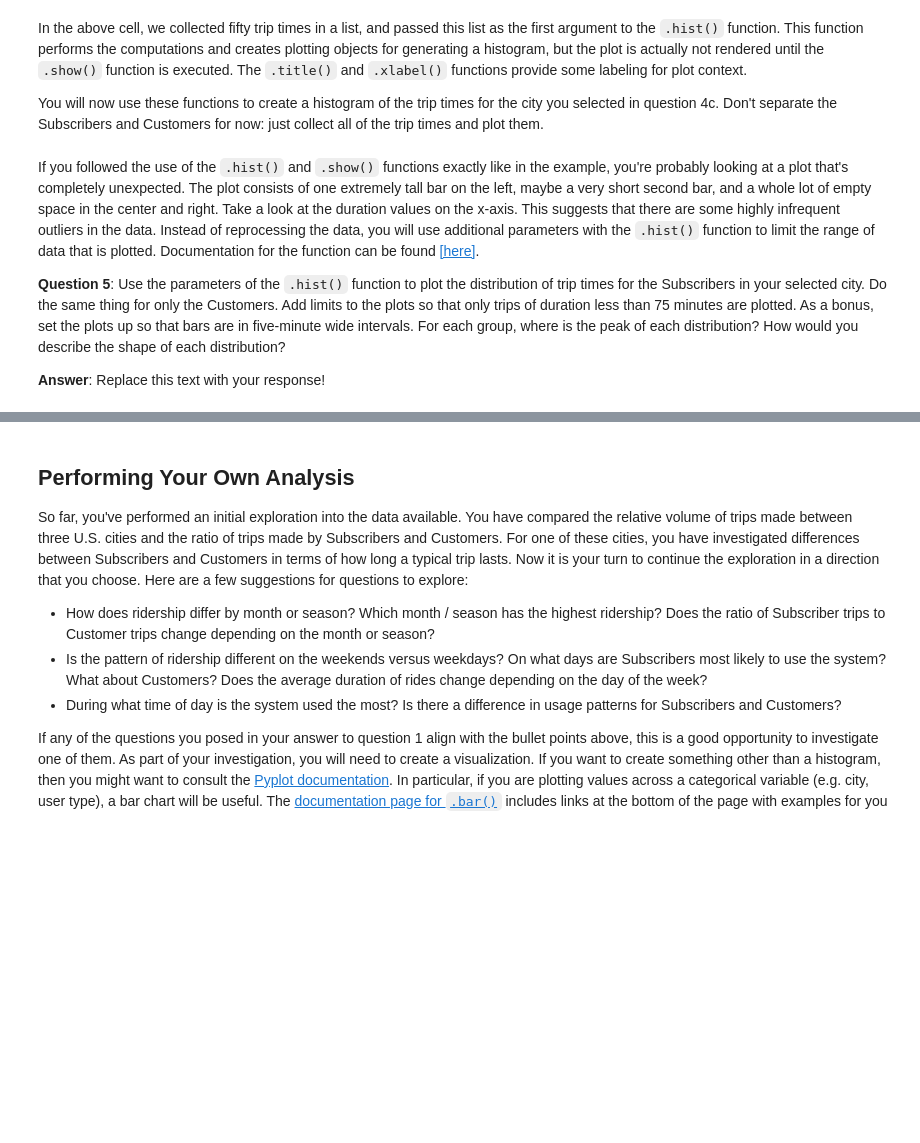
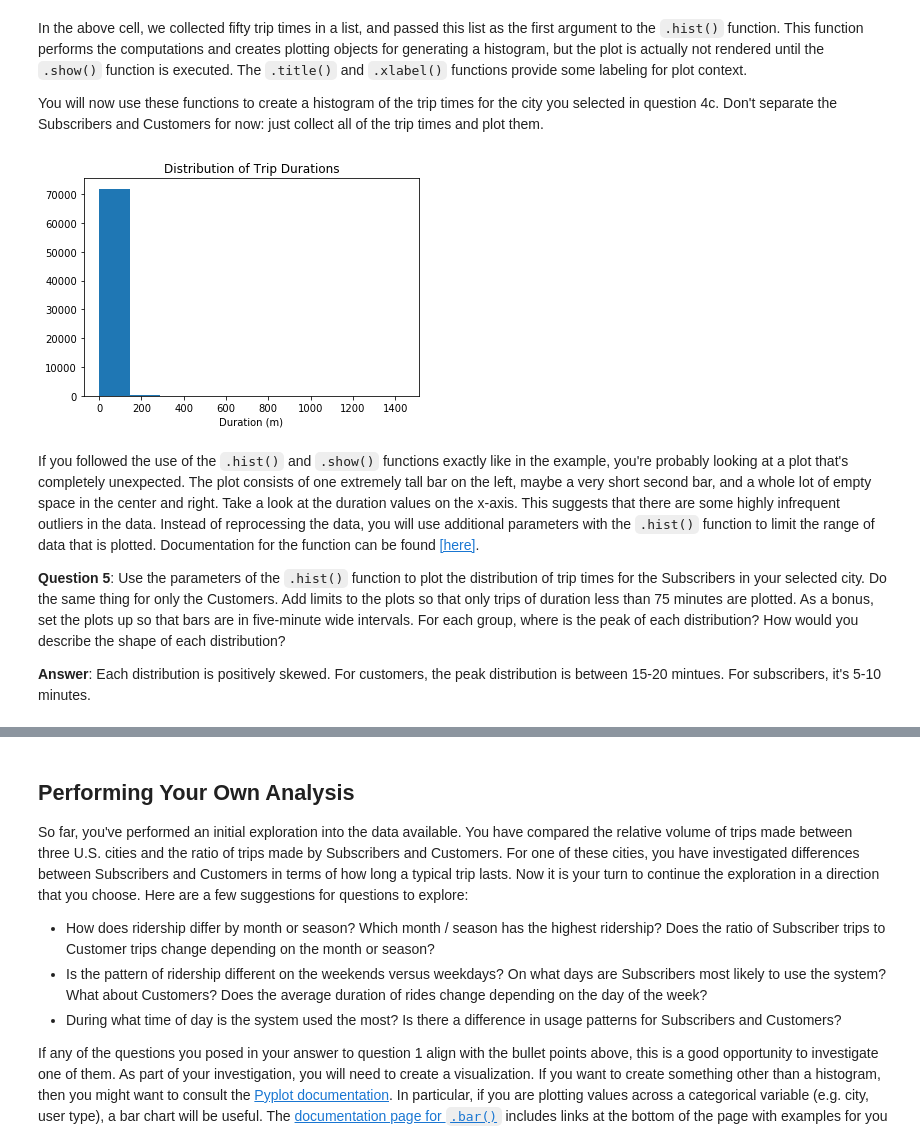
Before and after one commit to szimmers/udacity-dand-term1, a Jupyter notebook: bikeshare/Bike_Share_Analysis.ipynb, the cells around one changed output, grey strips where cells are left out. Drawn from its saved outputs; the diff is of its cells as text; code cells hidden in the pictures; blank space fills up the shorter version.

Commit message:
checkpoint for notebook for bikeshare examination

```diff
--- a/bikeshare/Bike_Share_Analysis.ipynb
+++ b/bikeshare/Bike_Share_Analysis.ipynb
@@ -345,9 +519,47 @@ You will now use these functions to create a histogram of the trip times for the
 # %%
 ## Use this and additional cells to collect all of the trip times as a list ##
 ## and then use pyplot functions to generate a histogram of trip times.     ##
+
+def get_duration_list(filename, who_for="BOTH"):
+    """
+    This function reads in a file with trip data and returns the durations as a list
+    :param filename:
+    :return:
+    """
+    with open(filename, 'r') as f_in:
+        # set up csv reader object
+        reader = csv.DictReader(f_in)
+
+        durations = []
+
+        for row in reader:
+            user_type = row['user_type']
+
+            if who_for == "BOTH" or who_for == user_type:
+                duration = float(row['duration'])
+                durations.append(duration)
+
+        return durations
+# %%
+# load library
+import matplotlib.pyplot as plt
+
+# this is a 'magic word' that allows for plots to be displayed
+# inline with the notebook. If you want to know more, see:
+# http://ipython.readthedocs.io/en/stable/interactive/magics.html
+%matplotlib inline
+
+data = get_duration_list('./data/Chicago-2016-Summary.csv')
+plt.hist(data)
+plt.title('Distribution of Trip Durations')
+plt.xlabel('Duration (m)')
+plt.show()
+# %% [output]
+[figure, added]
 # %% [markdown]
 If you followed the use of the `.hist()` and `.show()` functions exactly like in the example, you're probably looking at a plot that's completely unexpected. The plot consists of one extremely tall bar on the left, maybe a very short second bar, and a whole lot of empty space in the center and right. Take a look at the duration values on the x-axis. This suggests that there are some highly infrequent outliers in the data. Instead of reprocessing the data, you will use additional parameters with the `.hist()` function to limit the range of data that is plotted. Documentation for the function can be found [[here]](https://matplotlib.org/devdocs/api/_as_gen/matplotlib.pyplot.hist.html#matplotlib.pyplot.hist).
 
 **Question 5**: Use the parameters of the `.hist()` function to plot the distribution of trip times for the Subscribers in your selected city. Do the same thing for only the Customers. Add limits to the plots so that only trips of duration less than 75 minutes are plotted. As a bonus, set the plots up so that bars are in five-minute wide intervals. For each group, where is the peak of each distribution? How would you describe the shape of each distribution?
 
-**Answer**: Replace this text with your response!
+**Answer**:
+Each distribution is positively skewed. For customers, the peak distribution is between 15-20 mintues. For subscribers, it's 5-10 minutes.
```
Also changed, not shown: parts of 19 cells of this notebook, 5 other files.
